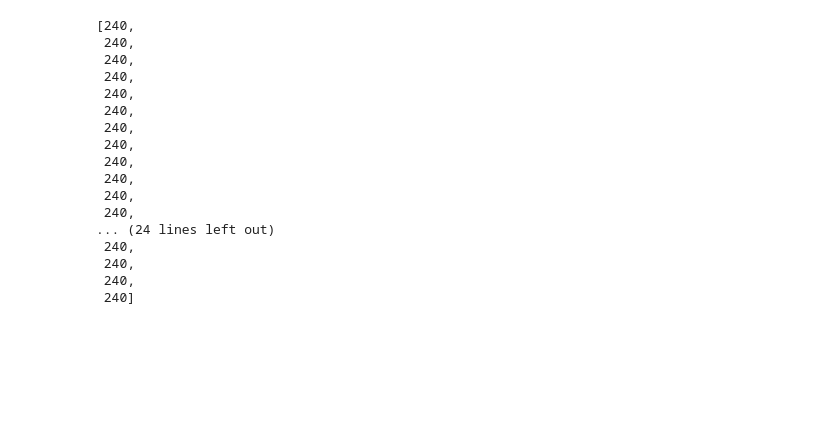
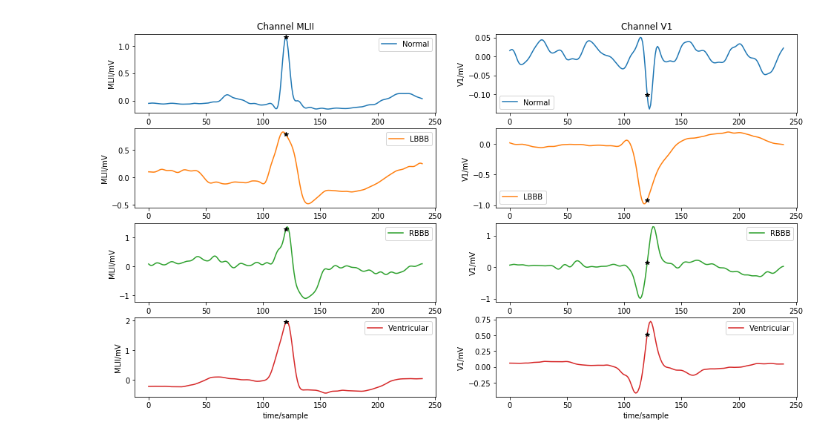
Before and after one commit to cx1111/beat-classifier, a Jupyter notebook: analysis/2-deep-learning.ipynb, the cells around one changed output. Saved outputs shown, nothing was run; the diff lists cells and outputs as text; code cells hidden in the pictures; blank space fills up the shorter version.

Commit message:
add beat viz

```diff
--- a/analysis/2-deep-learning.ipynb
+++ b/analysis/2-deep-learning.ipynb
@@ -24,23 +27,10 @@ r_beats, r_centers = get_beat_bank(data_dir=data_dir, beat_table=beat_table,
                                    wanted_type='R', filter=True, fixed_width=240)
 v_beats, v_centers = get_beat_bank(data_dir=data_dir, beat_table=beat_table,
                                    wanted_type='V', filter=True, fixed_width=240)
-# %%
-[len(b) for b in v_beats[:40]]
-# %% [output]
-[240,
- 240,
- 240,
- 240,
- 240,
- 240,
- 240,
- 240,
- 240,
- 240,
- 240,
- 240,
-... (24 lines left out)
- 240,
- 240,
- 240,
- 240]
+# %%
+# Now all beats have the same number of samples
+plot_four_beats(beats=[n_beats[0], l_beats[0], r_beats[0], v_beats[0]],
+                centers=[n_centers[0], l_centers[0], r_centers[0], v_centers[0]],
+                seconds=False)
+# %% [output]
+[figure, added]
```
Also changed, not shown: parts of 6 cells of this notebook, 3 other files.
